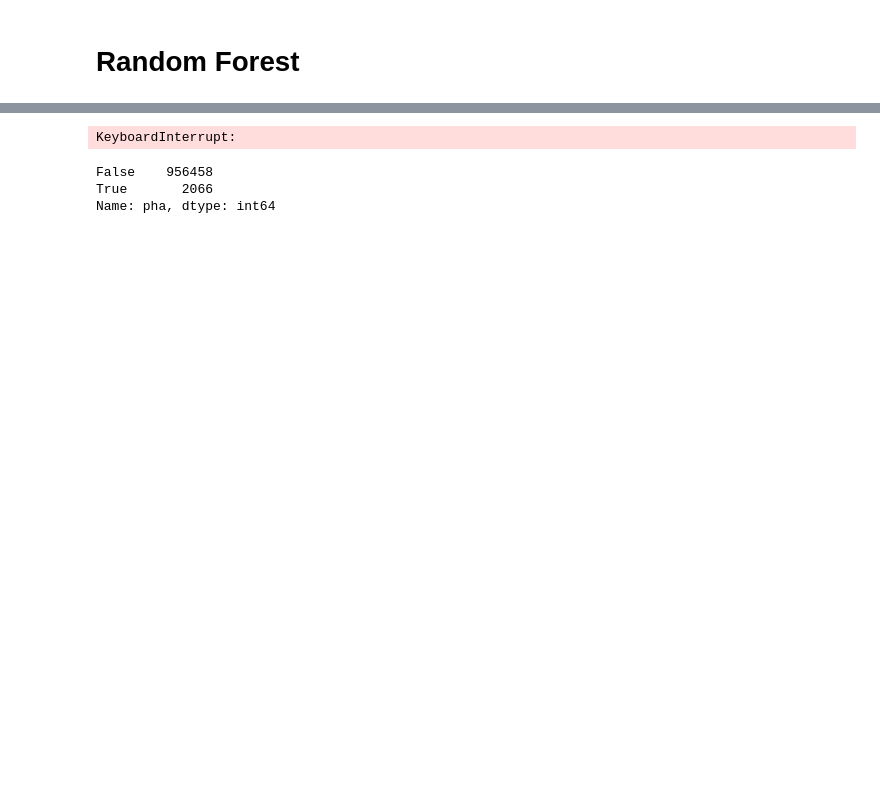
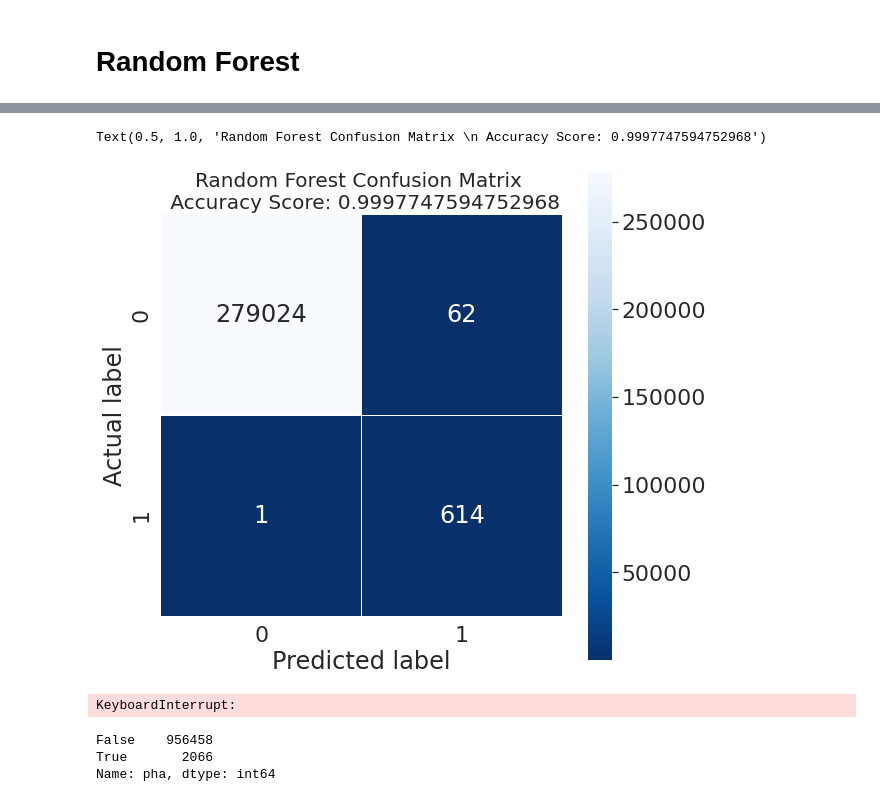
Before and after one commit to davidyangnyc/data119_midterm, a Jupyter notebook: Midterm_David.ipynb, the cells around one changed output, grey strips where cells are left out. Drawn from its saved outputs; the diff is of its cells as text; code cells hidden in the pictures; blank space fills up the shorter version.

```diff
--- a/Midterm_David.ipynb
+++ b/Midterm_David.ipynb
@@ -258,7 +320,7 @@ array([[277584,   1502],
 # Random Forest
 # %%
 from sklearn.ensemble import RandomForestClassifier
-rf = RandomForestClassifier(n_estimators = 150, max_depth=5, n_job=-1)
+rf = RandomForestClassifier(n_estimators =150, max_depth=5, n_jobs=-1)
 rf.fit(X_train, y_train)
 rf_pred = rf.predict(X_test)
 # %%
@@ -272,4 +334,16 @@ array([[278903,    183],
        [     1,    614]])
+# %%
+from sklearn.metrics import plot_confusion_matrix
+score = metrics.accuracy_score(y_test.astype(int), rf_pred)
+cm = metrics.confusion_matrix(y_test.astype(int), rf_pred)
+plt.figure(figsize=(9,9))
+sns.heatmap(cm, annot=True, fmt=".0f", linewidths=.5, square = True, cmap = 'Blues_r');
+plt.ylabel('Actual label')
+plt.xlabel('Predicted label')
+plt.title('Random Forest Confusion Matrix \n Accuracy Score: {}'.format(score), size = 20)
+# %% [output]
+Text(0.5, 1.0, 'Random Forest Confusion Matrix \n Accuracy Score: 0.9997747594752968')
+[figure, added]
 # %%
 from sklearn.neighbors import KNeighborsClassifier
 knn = KNeighborsClassifier(n_neighbors=5,n_jobs=-1)
```
Also changed, not shown: parts of 13 cells of this notebook.
